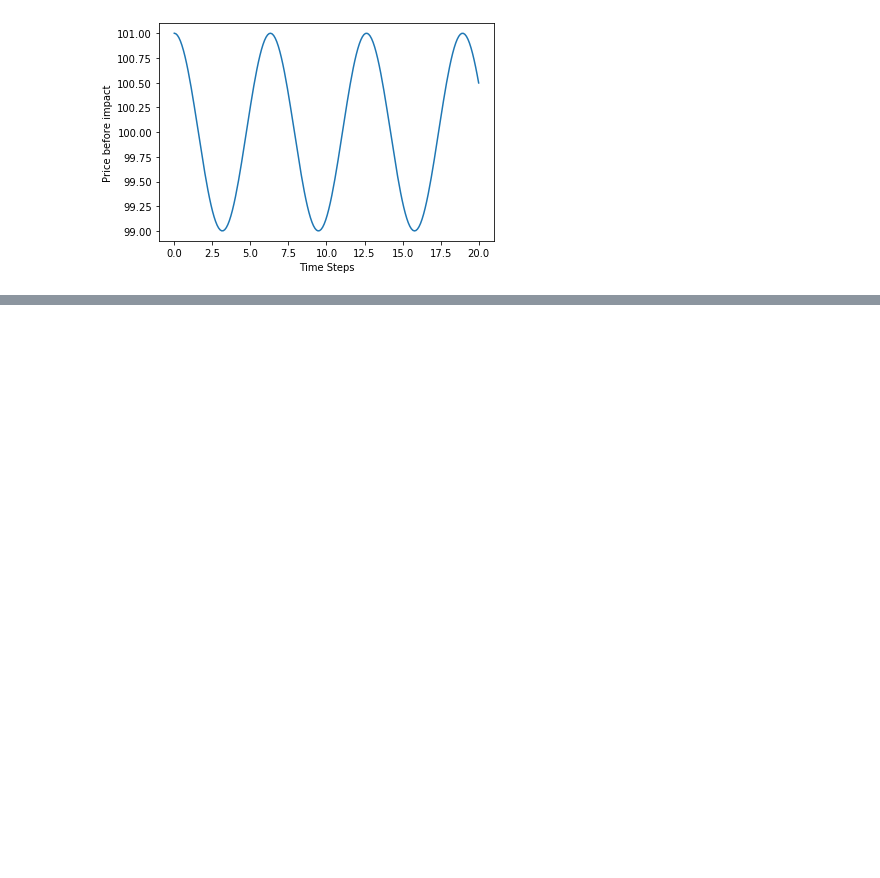
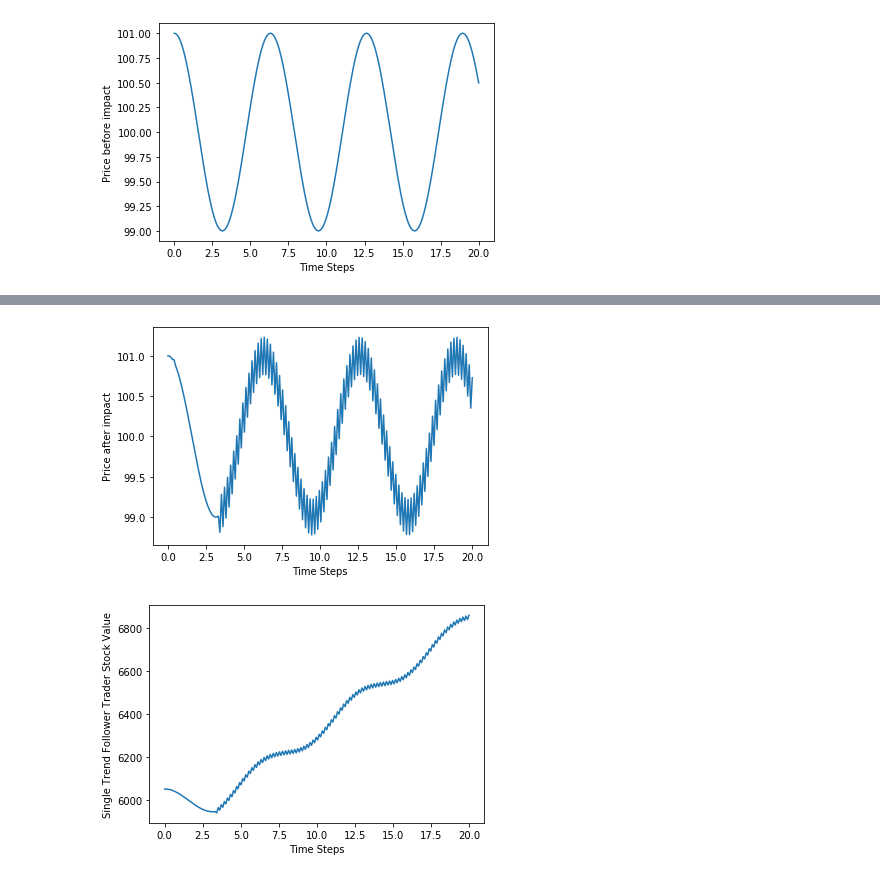
Before and after one commit to khanhnguyen15/Market-Simulation, a Jupyter notebook: Market-Simulation.ipynb, the cells around one changed output, grey strips where cells are left out. Drawn from its saved outputs; the diff is of its cells as text; code cells hidden in the pictures; blank space fills up the shorter version.

```diff
--- a/Market-Simulation.ipynb
+++ b/Market-Simulation.ipynb
@@ -232,0 +216,16 @@ array([  0.,   0.,   0.,   0., -10.,  13., -12.,  12., -12.,  12., -12.,
+# %%
+# robust test 2
+test2 = TestCase()
+test2.add_trader(1, MeanReversion)
+test2.update_price()
+test2.plot_price()
+
+trader = test2.get_trader(0)
+value = trader.get_value(test2.get_price())
+plt.plot(t, value)
+plt.xlabel('Time Steps')
+plt.ylabel('Single Trend Follower Trader Stock Value')
+plt.show()
+# %% [output]
+[figure, added]
+[figure, added]
```
Also changed, not shown: parts of 19 cells of this notebook.
